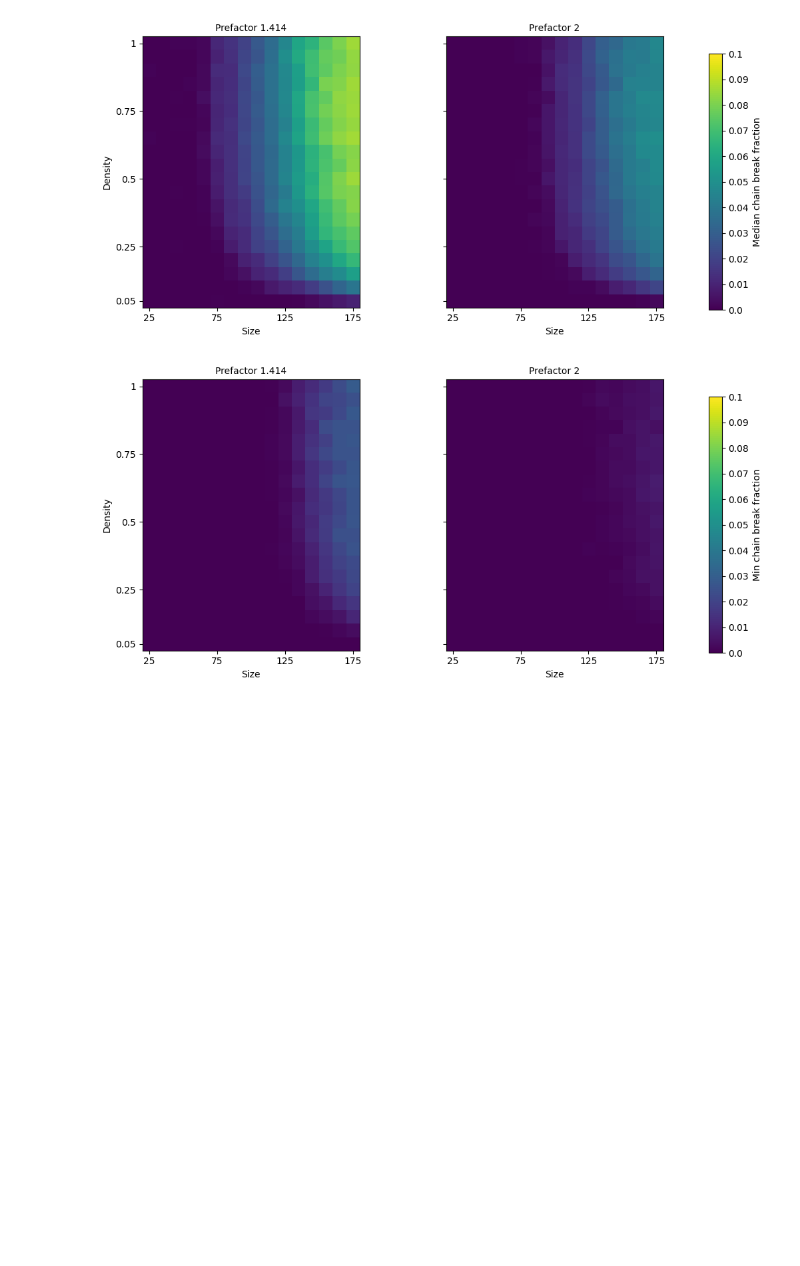
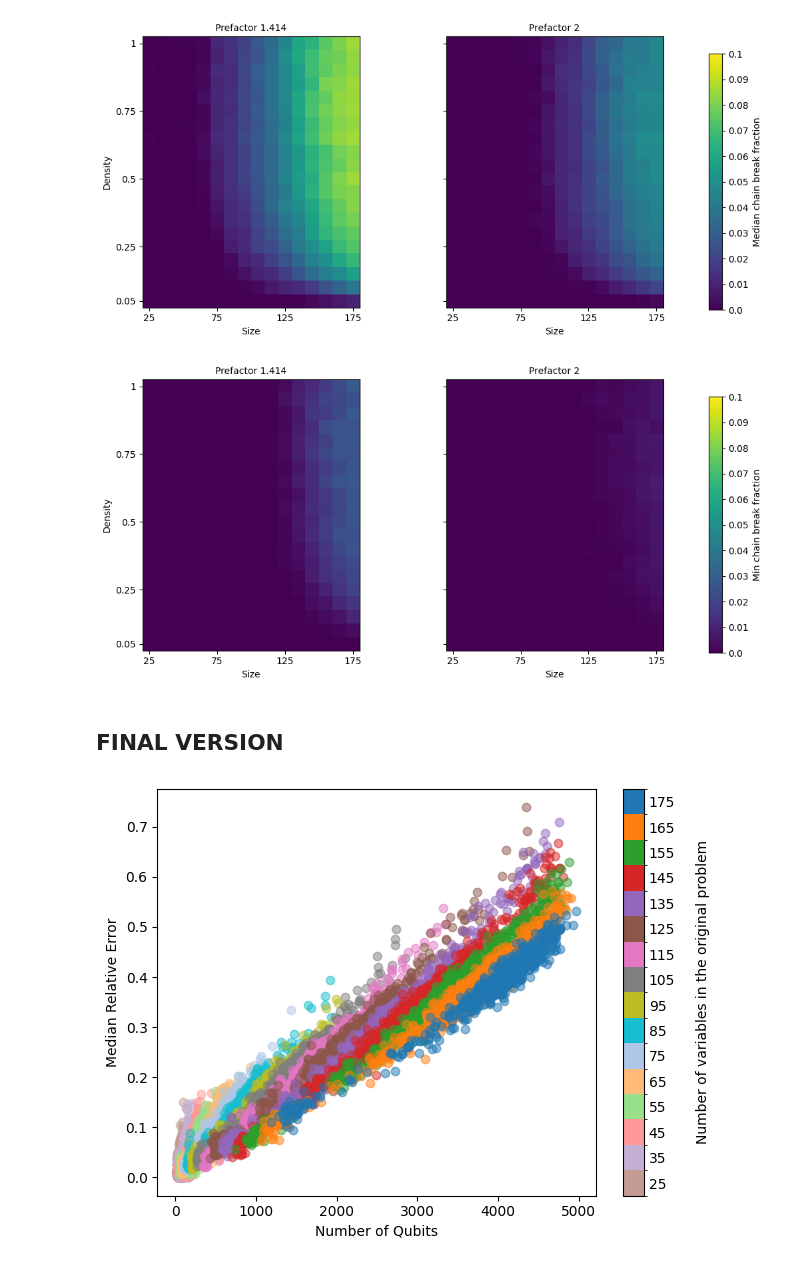
Before and after one commit to aitorgtt/Addressing-the-MEP-in-QA-and-evaluating-SOTA-algorithm, a Jupyter notebook: RQ1.1_plotter.ipynb, the cells around one changed output. Saved outputs shown, nothing was run; the diff lists cells and outputs as text; code cells hidden in the pictures; blank space fills up the shorter version.

```diff
--- a/RQ1.1_plotter.ipynb
+++ b/RQ1.1_plotter.ipynb
@@ -442,3 +443,5 @@ plt.tight_layout()
 plt.show()
 # %% [output]
 [figure]
+# %% [markdown]
+## FINAL VERSION
@@ -444,0 +462,65 @@ plt.show()
+# %%
+data = load('pickles/RQ1.1_extended.joblib')
+acl, num_qubits, energies, unembedded_energies, reference_energies, relative_errors, unembedded_relative_errors, broken_chain_fractions = data
+
+median_relative_errors = np.median(relative_errors, axis = -1)
+median_unembedded_relative_errors = np.median(unembedded_relative_errors, axis = -1)
+median_broken_chain_fractions = np.median(broken_chain_fractions, axis = -1)
+
+min_relative_errors = np.min(relative_errors, axis = -1)
+min_unembedded_relative_errors = np.min(unembedded_relative_errors, axis = -1)
+min_broken_chain_fractions = np.min(broken_chain_fractions, axis = -1)
+# %%
+import matplotlib.pyplot as plt
+import matplotlib.colors as mcolors
+import numpy as np
+
+fig, ax = plt.subplots()
+
+n_sizes = len(sizes)
+
+# Colormap
+base_cmap = plt.cm.tab20
+base_colors = base_cmap(np.arange(20) / 20)  # 10 colores
+colors = np.array([base_colors[2*c] for c in range(len(base_colors)//2)] + [base_colors[2*c + 1] for c in range(len(base_colors)//2)])[:16]  # recortar al tamaño exacto
+colors = colors[::-1]
+discrete_cmap = mcolors.ListedColormap(colors)
+
+# Normalización discreta
+norm = mcolors.BoundaryNorm(
+    boundaries=np.arange(n_sizes + 1) - 0.5,
+    ncolors=n_sizes
+)
+
+# Scatter
+for size in range(n_sizes):
+    ax.scatter(
+        num_qubits[:, size],
+        median_relative_errors[:, size, :, :, 0],
+        color=colors[size],
+        alpha=0.5
+    )
+
+# ScalarMappable
+sm = plt.cm.ScalarMappable(cmap=discrete_cmap, norm=norm)
+sm.set_array([])
+
+# Colorbar
+cbar = fig.colorbar(sm, ax=ax, ticks=np.arange(n_sizes))
+cbar.set_ticklabels(sizes)
+cbar.set_label(
+    'Number of variables in the original problem',
+    rotation=90,
+    labelpad=15
+)
+# Quitar las rayitas de los ticks
+cbar.ax.tick_params(length=0)
+
+ax.set_xlabel('Number of Qubits')
+ax.set_ylabel('Median Relative Error')
+
+plt.tight_layout()
+# plt.savefig('RQ1_1_cat.png', dpi = 1200)
+plt.show()
+# %% [output]
+[figure, added]
```
Also changed, not shown: parts of 3 cells of this notebook, 3 other files.
